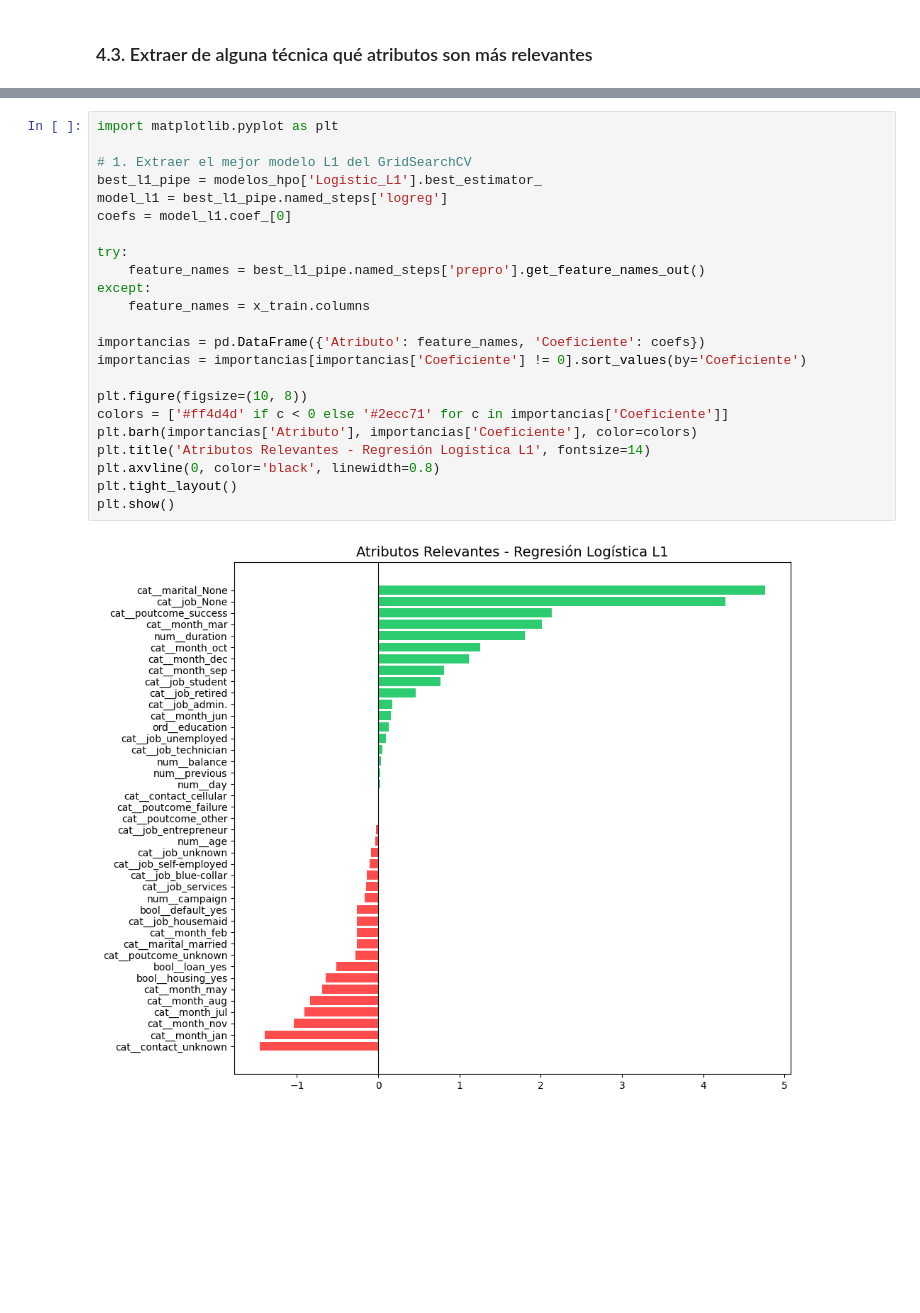
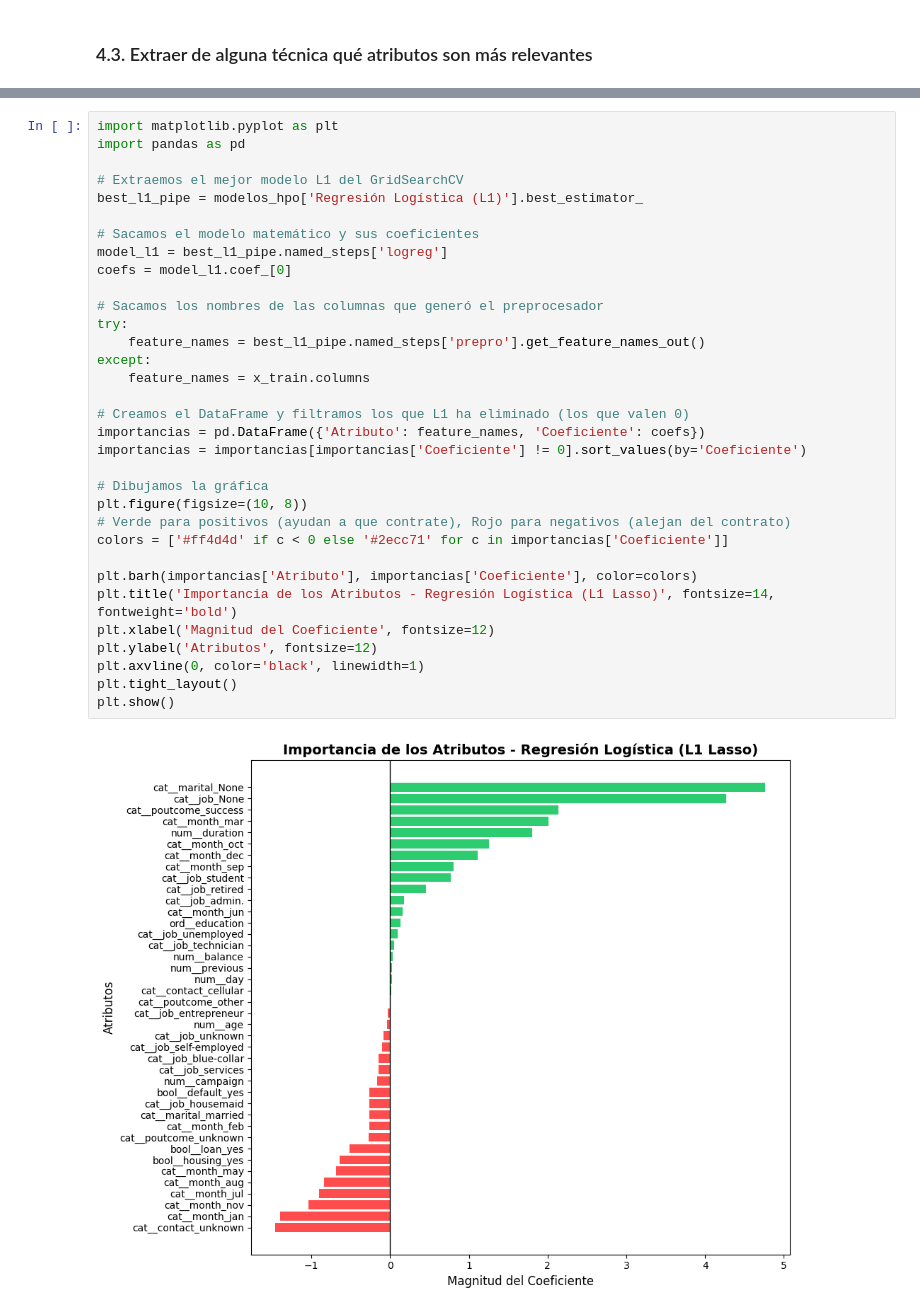
Before and after one commit to 100522155/Practica-Aprendizaje-autom-tico-g2, a Jupyter notebook: analisis.ipynb, the cells around one changed output, grey strips where cells are left out. Cells and saved outputs as stored; diff of their text form; blank space fills up the shorter version.

```diff
--- a/analisis.ipynb
+++ b/analisis.ipynb
@@ -840,25 +870,35 @@ print(df_res)
 # %%
 import matplotlib.pyplot as plt
+import pandas as pd
 
-# 1. Extraer el mejor modelo L1 del GridSearchCV
-best_l1_pipe = modelos_hpo['Logistic_L1'].best_estimator_
+# Extraemos el mejor modelo L1 del GridSearchCV
+best_l1_pipe = modelos_hpo['Regresión Logística (L1)'].best_estimator_
+
+# Sacamos el modelo matemático y sus coeficientes
 model_l1 = best_l1_pipe.named_steps['logreg']
 coefs = model_l1.coef_[0]
 
+# Sacamos los nombres de las columnas que generó el preprocesador
 try:
     feature_names = best_l1_pipe.named_steps['prepro'].get_feature_names_out()
 except:
     feature_names = x_train.columns
 
+# Creamos el DataFrame y filtramos los que L1 ha eliminado (los que valen 0)
 importancias = pd.DataFrame({'Atributo': feature_names, 'Coeficiente': coefs})
 importancias = importancias[importancias['Coeficiente'] != 0].sort_values(by='Coeficiente')
 
+# Dibujamos la gráfica
 plt.figure(figsize=(10, 8))
+# Verde para positivos (ayudan a que contrate), Rojo para negativos (alejan del contrato)
 colors = ['#ff4d4d' if c < 0 else '#2ecc71' for c in importancias['Coeficiente']]
+
 plt.barh(importancias['Atributo'], importancias['Coeficiente'], color=colors)
-plt.title('Atributos Relevantes - Regresión Logística L1', fontsize=14)
-plt.axvline(0, color='black', linewidth=0.8)
+plt.title('Importancia de los Atributos - Regresión Logística (L1 Lasso)', fontsize=14, fontweight='bold')
+plt.xlabel('Magnitud del Coeficiente', fontsize=12)
+plt.ylabel('Atributos', fontsize=12)
+plt.axvline(0, color='black', linewidth=1)
 plt.tight_layout()
 plt.show()
 # %% [output]
-[figure, old version]
+[figure, new version]
```
Also changed, not shown: parts of 30 cells of this notebook, 2 other files.
